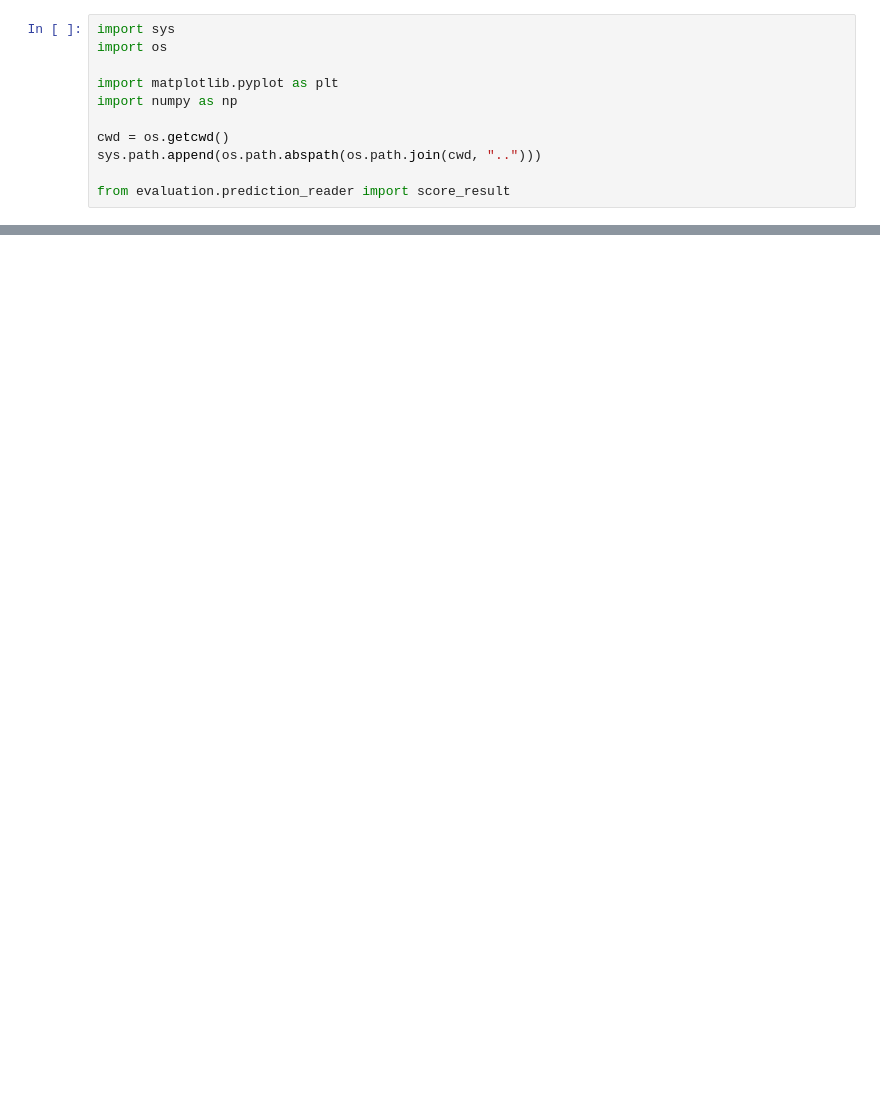
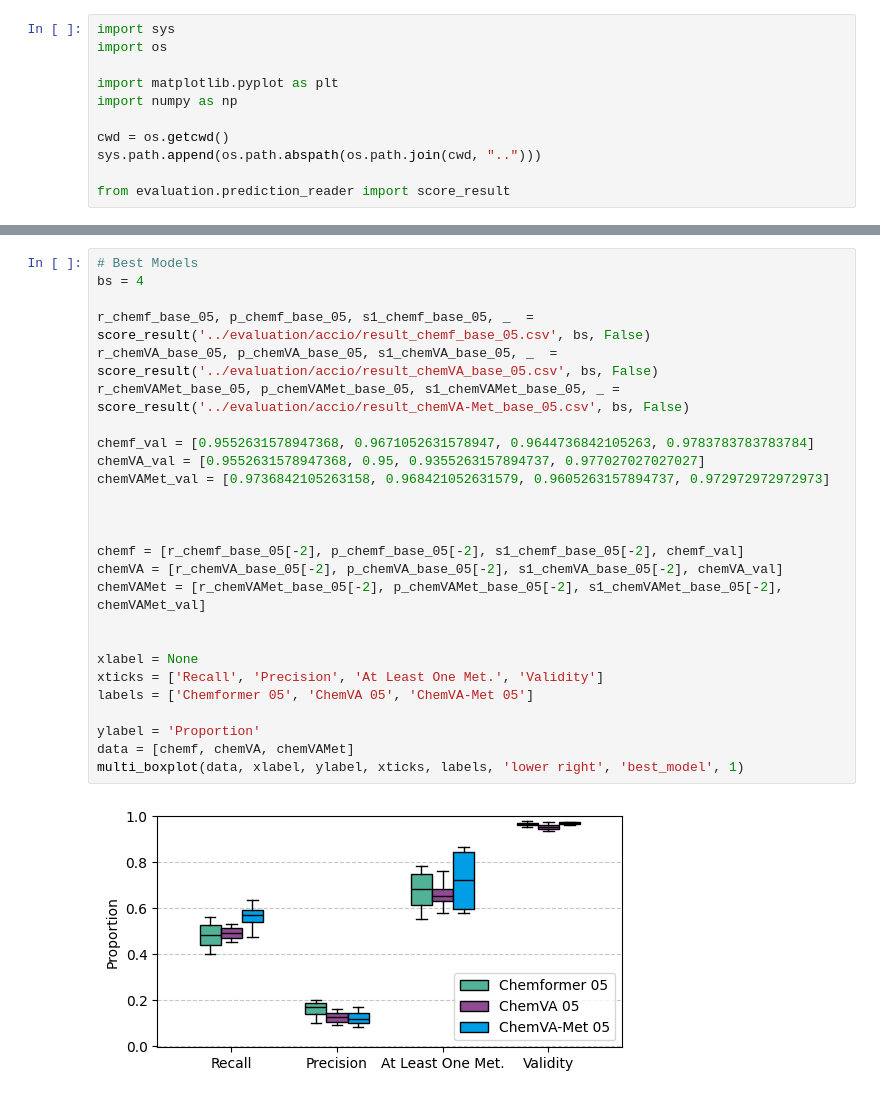
Before and after one commit to tsofiac/LAGOM, a Jupyter notebook: for_article/boxplots_article.ipynb, the cells around one changed output, grey strips where cells are left out. Saved outputs shown, nothing was run; the diff lists cells and outputs as text; blank space fills up the shorter version.

```diff
--- a/for_article/boxplots_article.ipynb
+++ b/for_article/boxplots_article.ipynb
@@ -76,0 +84,28 @@ multi_boxplot(data, xlabel, ylabel, xticks, labels, 'lower right', 'best_model',
+# %%
+# Best Models
+bs = 4
+
+r_chemf_base_05, p_chemf_base_05, s1_chemf_base_05, _  = score_result('../evaluation/accio/result_chemf_base_05.csv', bs, False)
+r_chemVA_base_05, p_chemVA_base_05, s1_chemVA_base_05, _  = score_result('../evaluation/accio/result_chemVA_base_05.csv', bs, False)
+r_chemVAMet_base_05, p_chemVAMet_base_05, s1_chemVAMet_base_05, _ = score_result('../evaluation/accio/result_chemVA-Met_base_05.csv', bs, False)
+
+chemf_val = [0.9552631578947368, 0.9671052631578947, 0.9644736842105263, 0.9783783783783784]
+chemVA_val = [0.9552631578947368, 0.95, 0.9355263157894737, 0.977027027027027]
+chemVAMet_val = [0.9736842105263158, 0.968421052631579, 0.9605263157894737, 0.972972972972973]
+
+
+
+chemf = [r_chemf_base_05[-2], p_chemf_base_05[-2], s1_chemf_base_05[-2], chemf_val]
+chemVA = [r_chemVA_base_05[-2], p_chemVA_base_05[-2], s1_chemVA_base_05[-2], chemVA_val]
+chemVAMet = [r_chemVAMet_base_05[-2], p_chemVAMet_base_05[-2], s1_chemVAMet_base_05[-2], chemVAMet_val]
+
+
+xlabel = None
+xticks = ['Recall', 'Precision', 'At Least One Met.', 'Validity']
+labels = ['Chemformer 05', 'ChemVA 05', 'ChemVA-Met 05']
+
+ylabel = 'Proportion'
+data = [chemf, chemVA, chemVAMet]
+multi_boxplot(data, xlabel, ylabel, xticks, labels, 'lower right', 'best_model', 1)
+# %% [output]
+[figure, added]
```
Also changed, not shown: parts of 3 cells of this notebook, 1 other file.
